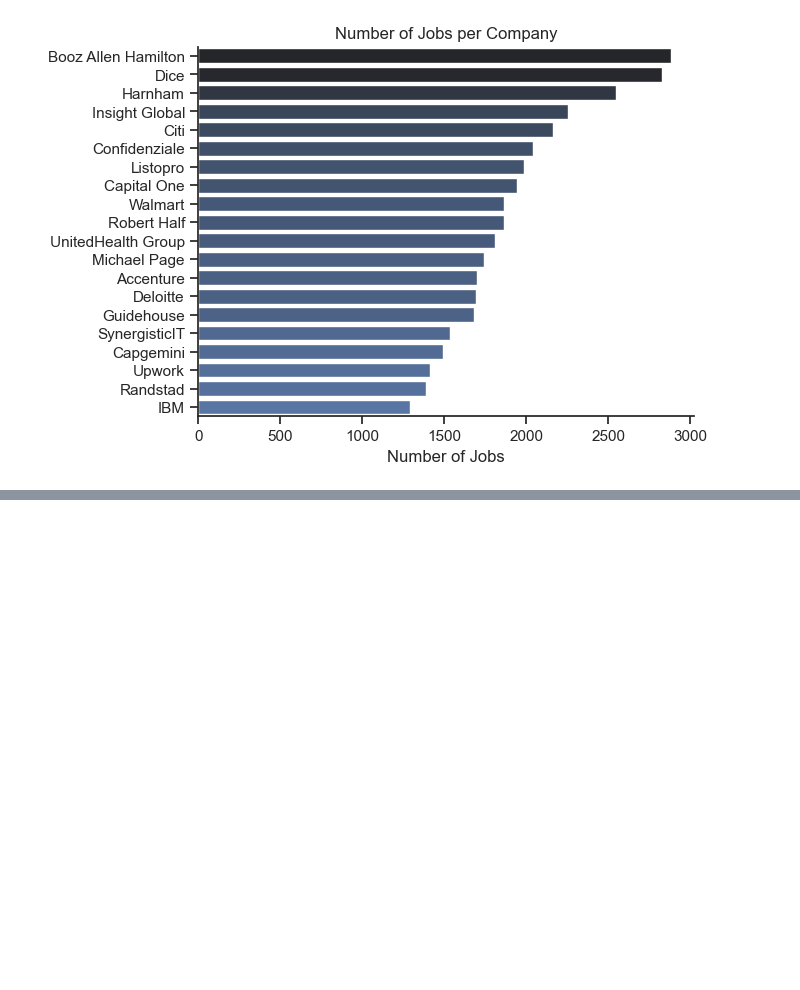
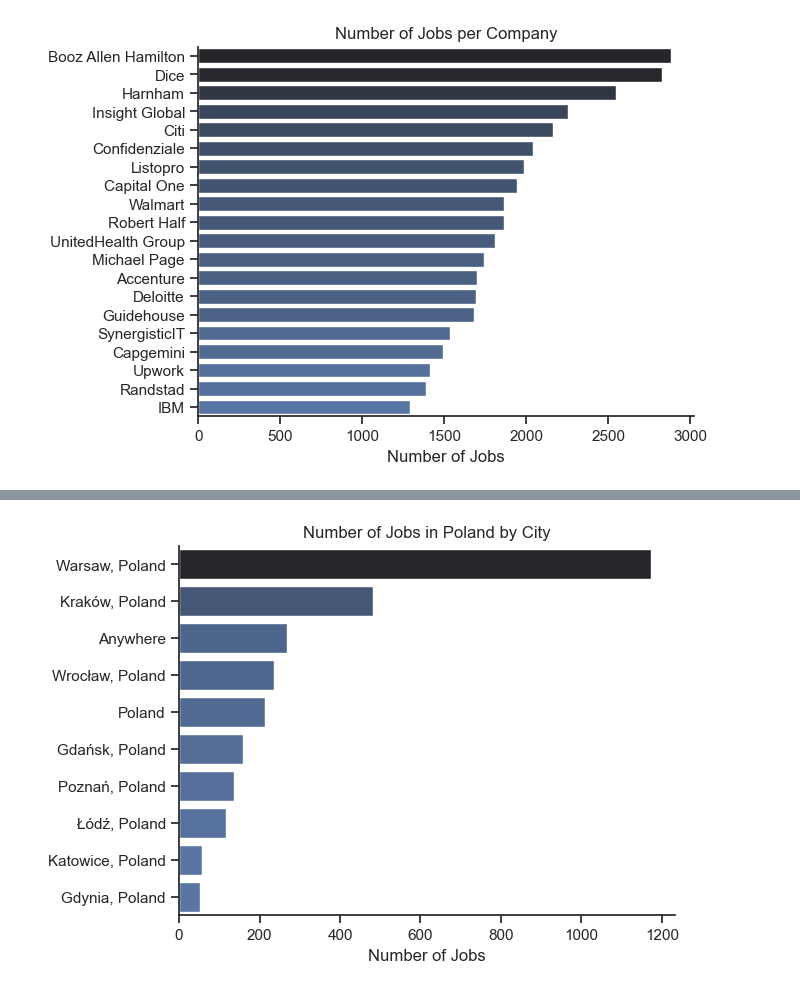
Before and after one commit to mtszczepaniak/Job_market_analysis, a Jupyter notebook: 3. Project/1_EDA_Intro.ipynb, the cells around one changed output, grey strips where cells are left out. Cells and saved outputs as stored; diff of their text form; code cells hidden in the pictures; blank space fills up the shorter version.

```diff
--- a/3. Project/1_EDA_Intro.ipynb
+++ b/3. Project/1_EDA_Intro.ipynb
@@ -100,0 +103,3 @@ plt.show()
+# %%
+df_PL = df[(df['job_country'] == 'Poland') & (df['job_title_short'] == 'Data Analyst')].copy()
+df_PL
@@ -100,0 +120,12 @@ plt.show()
+# %%
+df_plot1 = df_PL['job_location'].value_counts().head(10).to_frame()
+
+sns.set_theme(style='ticks')
+sns.barplot(data=df_plot1, x='count', y='job_location',hue='count',palette='dark:b_r',legend=False)
+sns.despine()
+plt.title('Number of Jobs in Poland by City')
+plt.xlabel('Number of Jobs')
+plt.ylabel('')
+plt.show()
+# %% [output]
+[figure, added]
```
Also changed, not shown: parts of 6 cells of this notebook.
